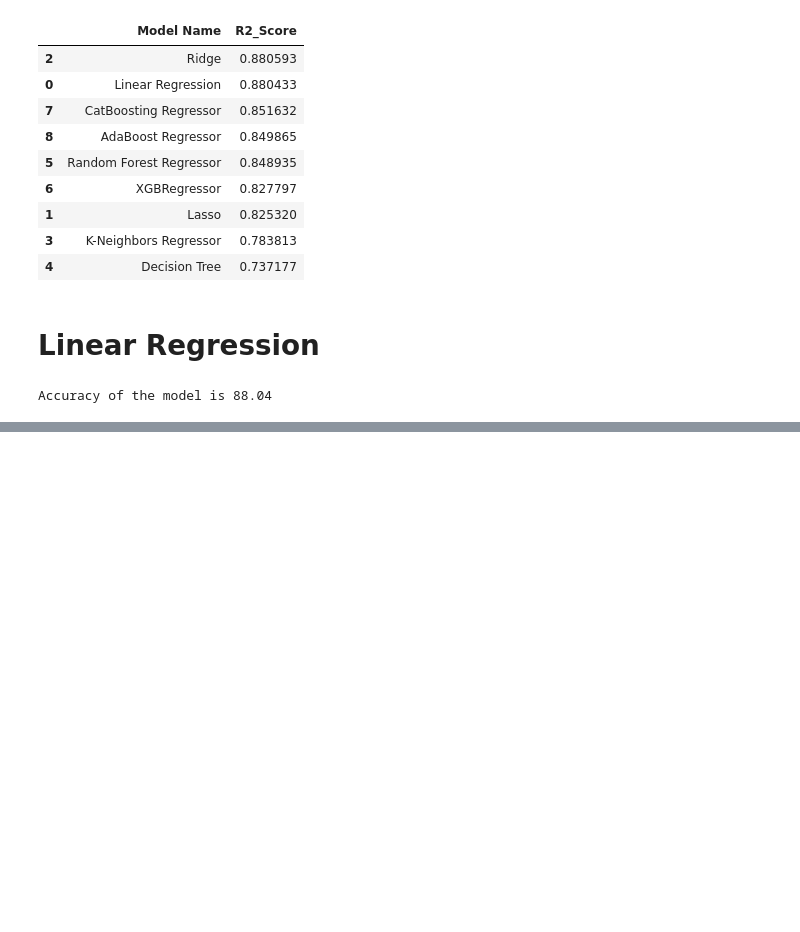
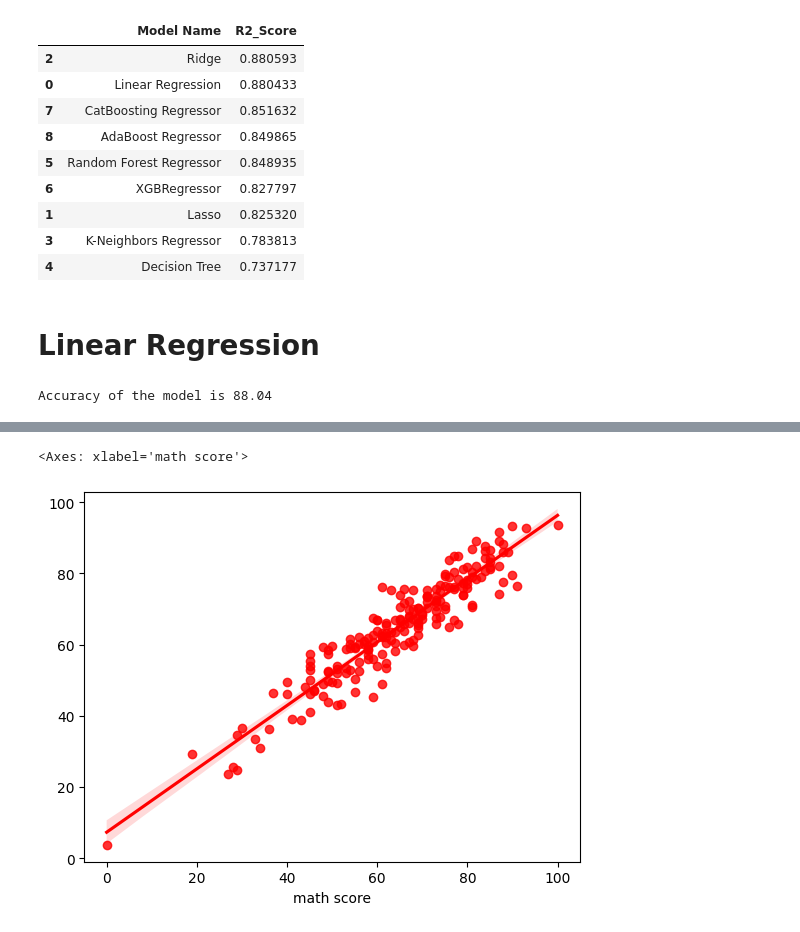
Before and after one commit to emadsaleb/ML-Projects, a Jupyter notebook: notebook/Model_Training.ipynb, the cells around one changed output, grey strips where cells are left out. Cells and saved outputs as stored; diff of their text form; code cells hidden in the pictures; blank space fills up the shorter version.

```diff
--- a/notebook/Model_Training.ipynb
+++ b/notebook/Model_Training.ipynb
@@ -204,0 +214,5 @@ Accuracy of the model is 88.04
+# %%
+sns.regplot( data = df , x= y_test , y = y_pred , color = 'red')
+# %% [output]
+<Axes: xlabel='math score'>
+[figure, added]
```
Also changed, not shown: parts of 4 cells of this notebook, 5 other files.
